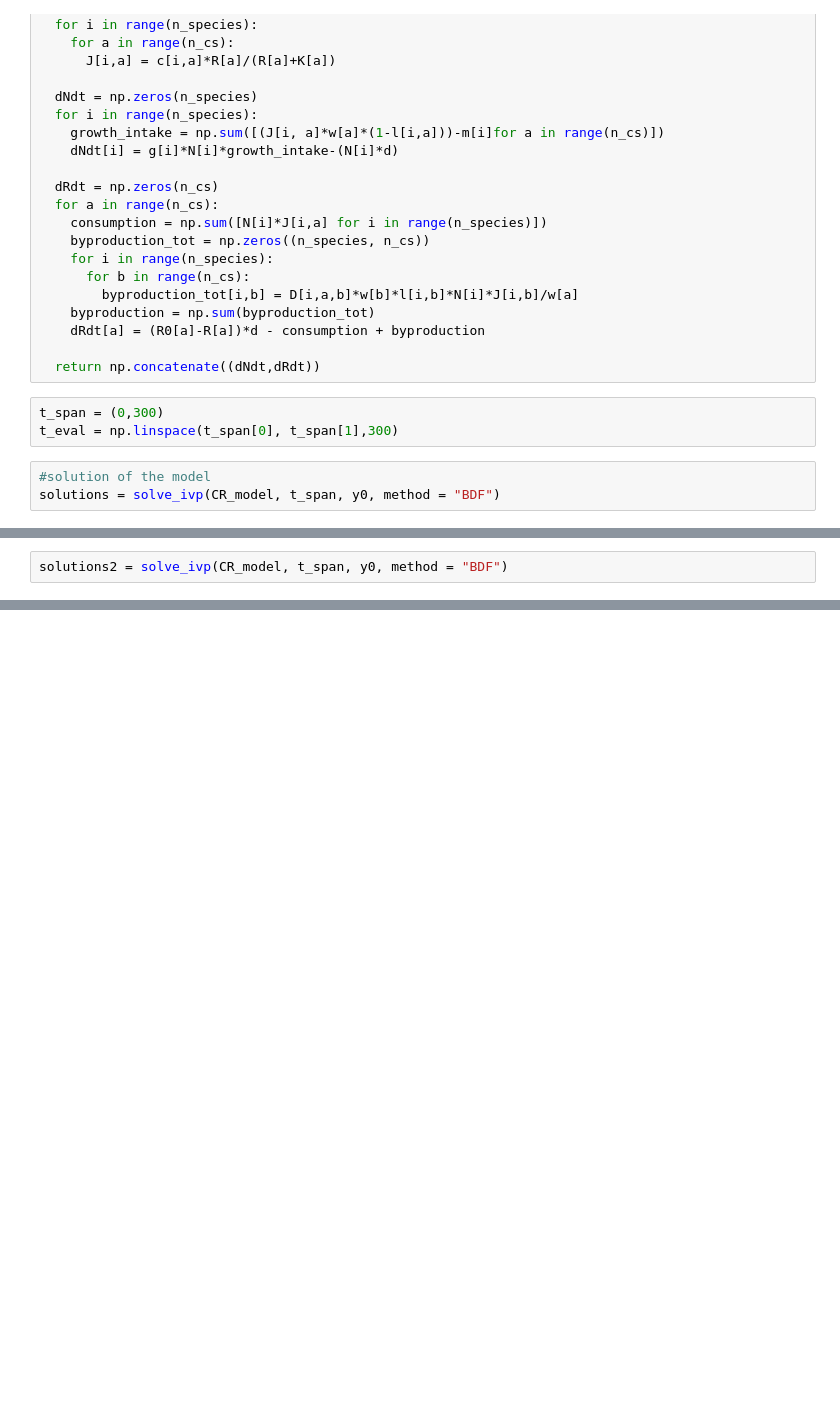
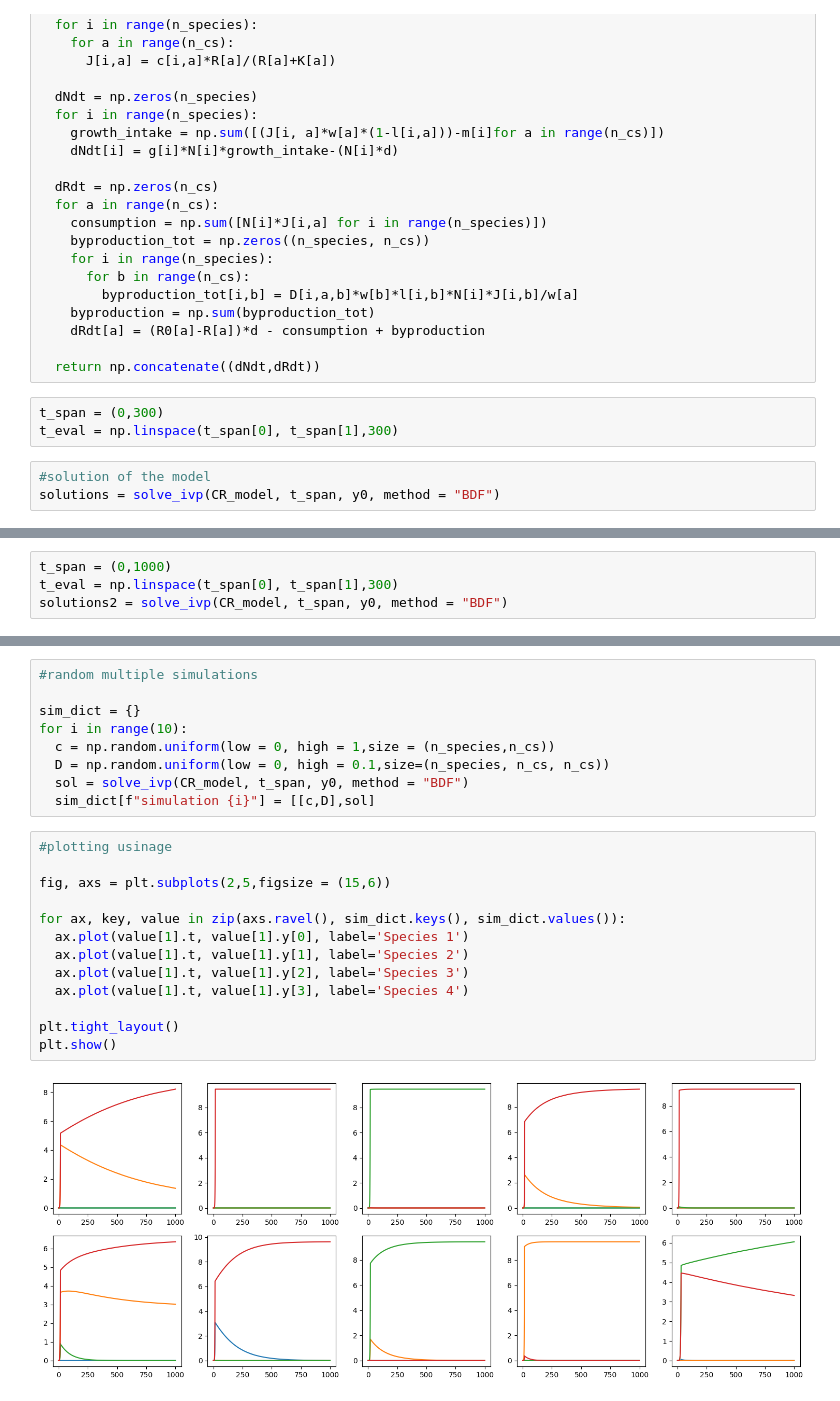
Before and after one commit to GiveMe1Coffee/m6-consumer-resource-model, a Jupyter notebook: M6_project.ipynb, the cells around one changed output, grey strips where cells are left out. Drawn from its saved outputs; the diff is of its cells as text; blank space fills up the shorter version.

Commit message:
début des simulations multiples

```diff
--- a/M6_project.ipynb
+++ b/M6_project.ipynb
@@ -180,4 +156,6 @@ plt.show()
 c = np.random.uniform(low = 0, high = 1,size = (n_species,n_cs))
 D = np.random.uniform(low = 0, high = 0.1,size=(n_species, n_cs, n_cs)) #matrice du by product d'une ressource b produit par un individu i consommant une ressource a)
 # %%
+t_span = (0,1000)
+t_eval = np.linspace(t_span[0], t_span[1],300)
 solutions2 = solve_ivp(CR_model, t_span, y0, method = "BDF")
@@ -268,0 +224,24 @@ plt.show()
+# %%
+#random multiple simulations
+
+sim_dict = {}
+for i in range(10):
+  c = np.random.uniform(low = 0, high = 1,size = (n_species,n_cs))
+  D = np.random.uniform(low = 0, high = 0.1,size=(n_species, n_cs, n_cs))
+  sol = solve_ivp(CR_model, t_span, y0, method = "BDF")
+  sim_dict[f"simulation {i}"] = [[c,D],sol]
+# %%
+#plotting usinage
+
+fig, axs = plt.subplots(2,5,figsize = (15,6))
+
+for ax, key, value in zip(axs.ravel(), sim_dict.keys(), sim_dict.values()):
+  ax.plot(value[1].t, value[1].y[0], label='Species 1')
+  ax.plot(value[1].t, value[1].y[1], label='Species 2')
+  ax.plot(value[1].t, value[1].y[2], label='Species 3')
+  ax.plot(value[1].t, value[1].y[3], label='Species 4')
+
+plt.tight_layout()
+plt.show()
+# %% [output]
+[figure, added]
```
Also changed, not shown: parts of 6 cells of this notebook.
